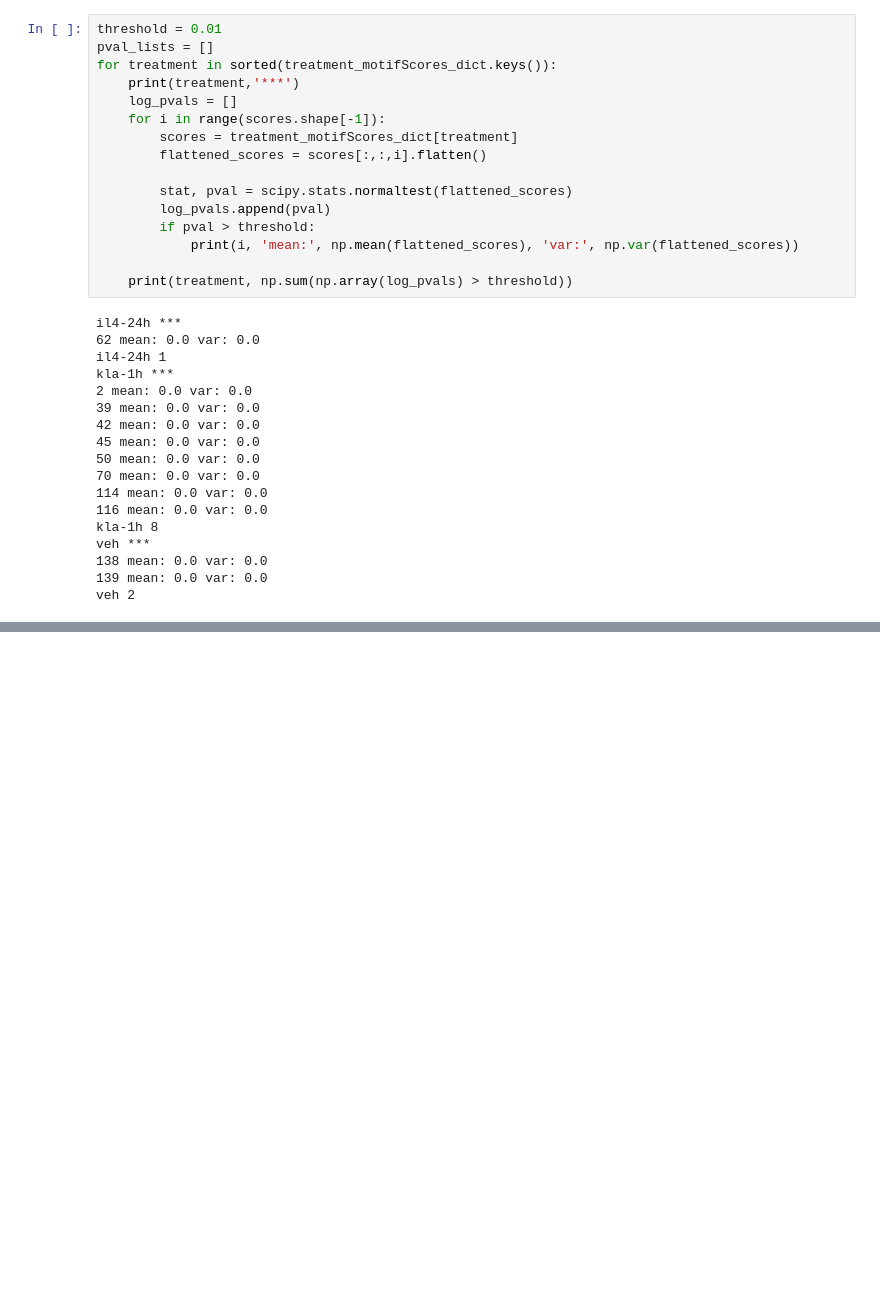
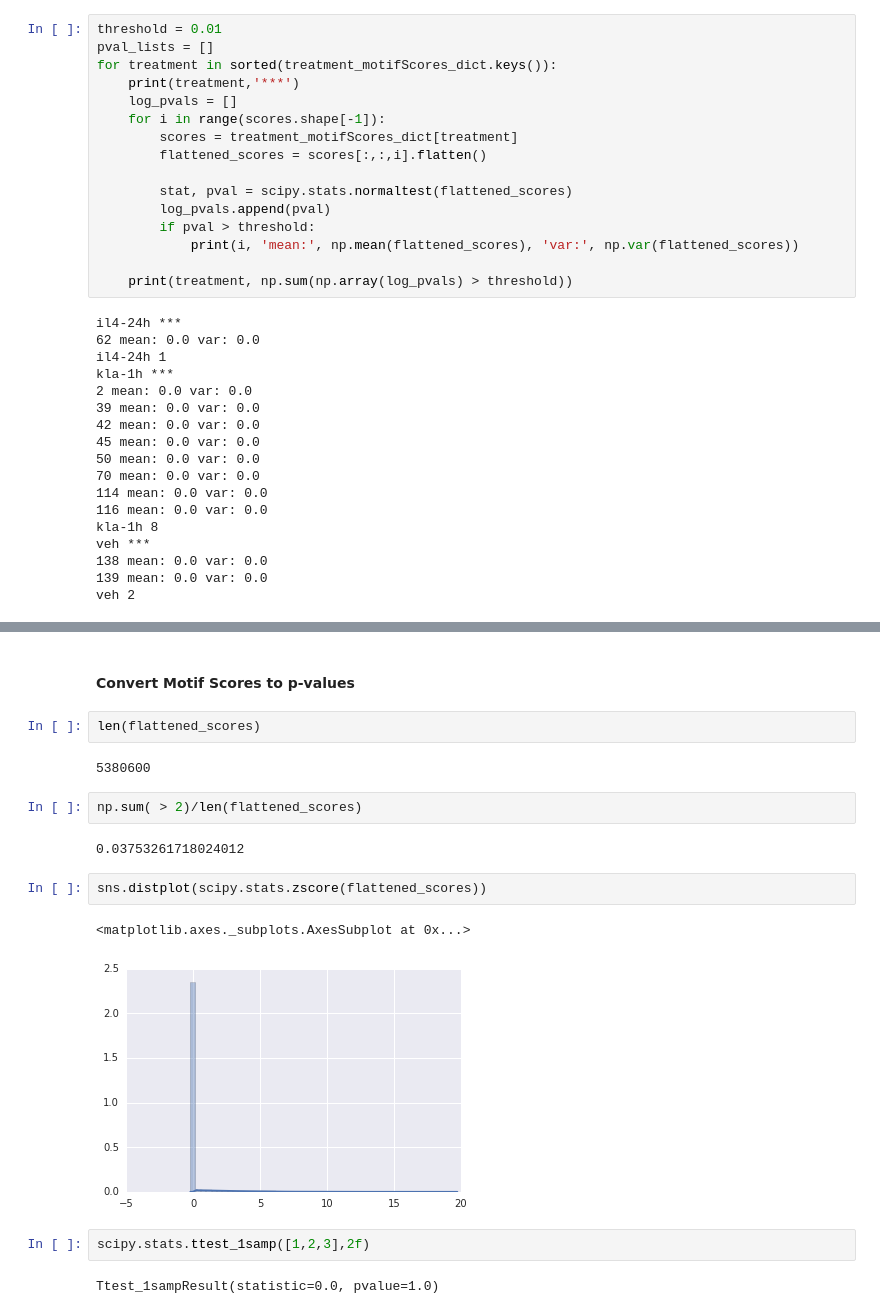
Before and after one commit to jenhantao/genomic_grammar, a Jupyter notebook: Classification Attention Analysis.ipynb, the cells around one changed output, grey strips where cells are left out. Drawn from its saved outputs; the diff is of its cells as text; blank space fills up the shorter version.

```diff
--- a/Classification Attention Analysis.ipynb
+++ b/Classification Attention Analysis.ipynb
@@ -417,0 +474,19 @@ np.array(current_model.get_layer('convolution_layer').get_weights()[0]).shape
+# %% [markdown]
+#### Convert Motif Scores to p-values
+# %%
+len(flattened_scores)
+# %% [output]
+5380600
+# %%
+np.sum( > 2)/len(flattened_scores)
+# %% [output]
+0.03753261718024012
+# %%
+sns.distplot(scipy.stats.zscore(flattened_scores))
+# %% [output]
+<matplotlib.axes._subplots.AxesSubplot at 0x...>
+[figure, added]
+# %%
+scipy.stats.ttest_1samp([1,2,3],2f)
+# %% [output]
+Ttest_1sampResult(statistic=0.0, pvalue=1.0)
```
Also changed, not shown: parts of 8 cells of this notebook.
